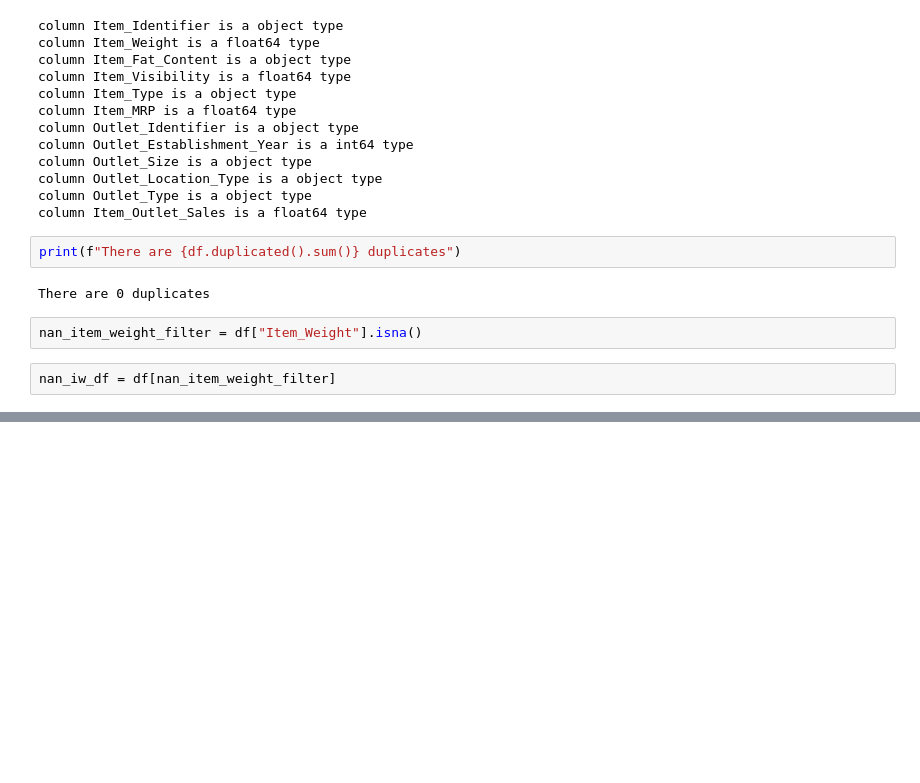
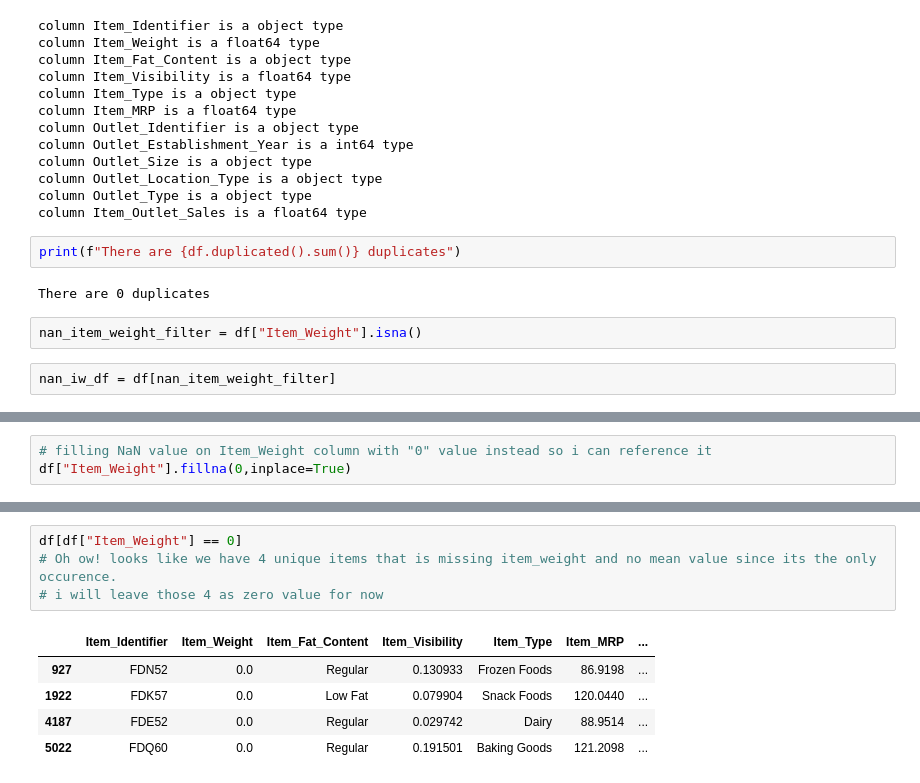
Before and after one commit to KDcodePy/Coding-dojo-project1-part1, a Jupyter notebook: Sales_prediction.ipynb, the cells around one changed output, grey strips where cells are left out. Drawn from its saved outputs; the diff is of its cells as text; blank space fills up the shorter version.

```diff
--- a/Sales_prediction.ipynb
+++ b/Sales_prediction.ipynb
@@ -108,0 +122,3 @@ nan_iw_df # dataframe for all missing values for Item_Weight
+# %%
+# filling NaN value on Item_Weight column with "0" value instead so i can reference it
+df["Item_Weight"].fillna(0,inplace=True)
@@ -108,0 +142,10 @@ nan_iw_df # dataframe for all missing values for Item_Weight
+# %%
+df[df["Item_Weight"] == 0]
+# Oh ow! looks like we have 4 unique items that is missing item_weight and no mean value since its the only occurence.
+# i will leave those 4 as zero value for now
+# %% [output]
+|  | Item_Identifier | Item_Weight | Item_Fat_Content | Item_Visibility | Item_Type | Item_MRP | ... |
+| 927 | FDN52 | 0.0 | Regular | 0.130933 | Frozen Foods | 86.9198 | ... |
+| 1922 | FDK57 | 0.0 | Low Fat | 0.079904 | Snack Foods | 120.0440 | ... |
+| 4187 | FDE52 | 0.0 | Regular | 0.029742 | Dairy | 88.9514 | ... |
+| 5022 | FDQ60 | 0.0 | Regular | 0.191501 | Baking Goods | 121.2098 | ... |
```
Also changed, not shown: parts of 38 cells of this notebook.
